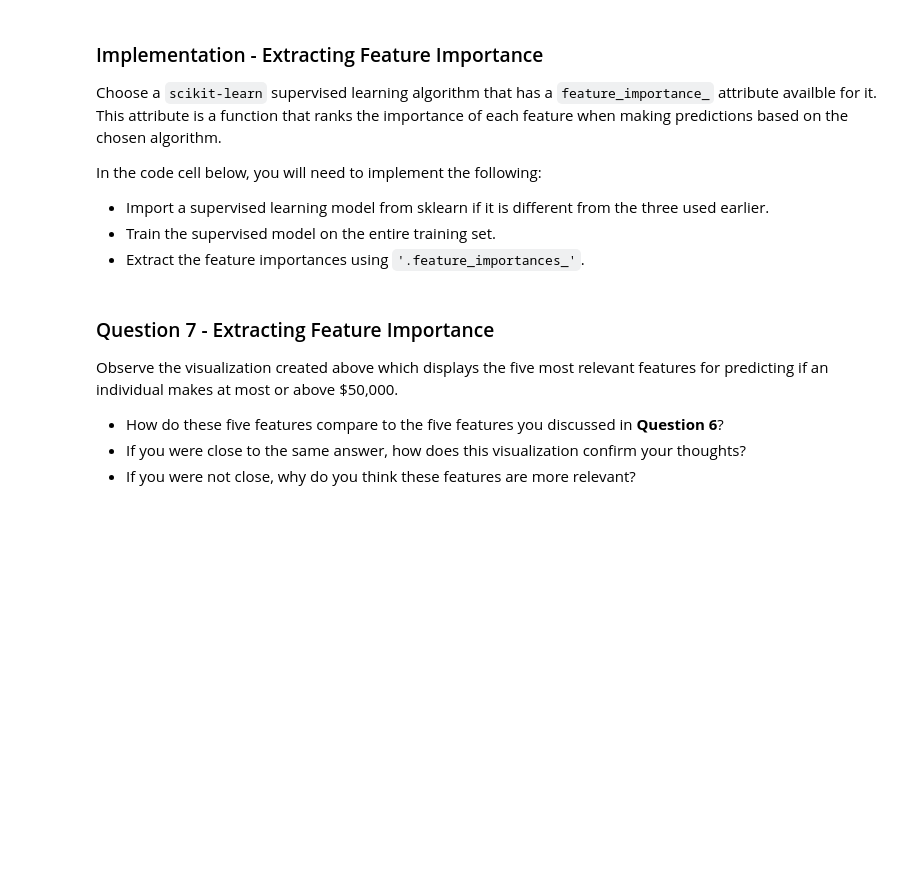
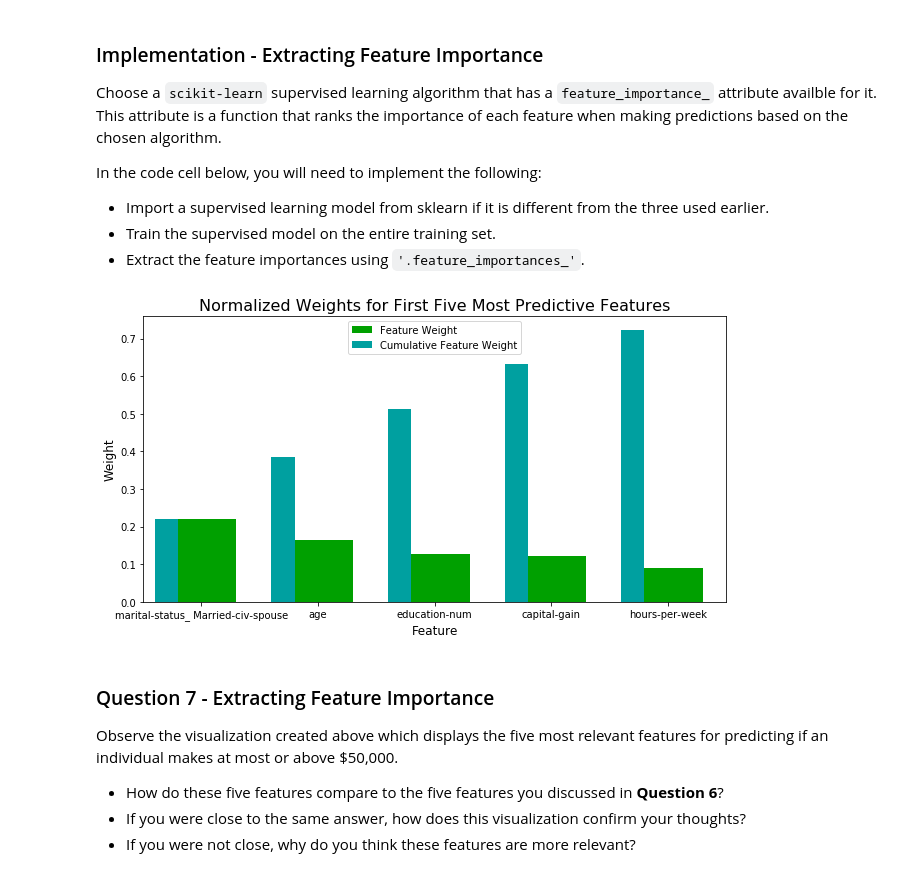
Before and after one commit to hoangchunghien/finding-charity-donors, a Jupyter notebook: finding_donors.ipynb, the cells around one changed output. Drawn from its saved outputs; the diff is of its cells as text; code cells hidden in the pictures; blank space fills up the shorter version.

```diff
--- a/finding_donors.ipynb
+++ b/finding_donors.ipynb
@@ -392,10 +392,10 @@ def train_predict(learner, sample_size, X_train, y_train, X_test, y_test):
     results['acc_test'] = accuracy_score(y_test, predictions_test)
 
     # TODO: Compute F-score on the the first 300 training samples using fbeta_score()
-    results['f_train'] = fbeta_score(y_train[:300], predictions_train, 0.5)
+    results['f_train'] = fbeta_score(y_train[:300], predictions_train, beta)
 
     # TODO: Compute F-score on the test set which is y_test
-    results['f_test'] = fbeta_score(y_test, predictions_test, 0.5)
+    results['f_test'] = fbeta_score(y_test, predictions_test, beta)
 
     # Success
     print "{} trained on {} samples.".format(learner.__class__.__name__, sample_size)
@@ -577,16 +612,19 @@ In the code cell below, you will need to implement the following:
  - Extract the feature importances using `'.feature_importances_'`.
 # %%
 # TODO: Import a supervised learning model that has 'feature_importances_'
-
+from sklearn.tree import DecisionTreeClassifier
 
 # TODO: Train the supervised model on the training set using .fit(X_train, y_train)
-model = None
+model = DecisionTreeClassifier()
+model.fit(X_train, y_train)
 
 # TODO: Extract the feature importances using .feature_importances_
-importances = None
+importances = model.feature_importances_
 
 # Plot
 vs.feature_plot(importances, X_train, y_train)
+# %% [output]
+[figure, added]
 # %% [markdown]
 ### Question 7 - Extracting Feature Importance
 
```
Also changed, not shown: parts of 13 cells of this notebook, 1 other file.
